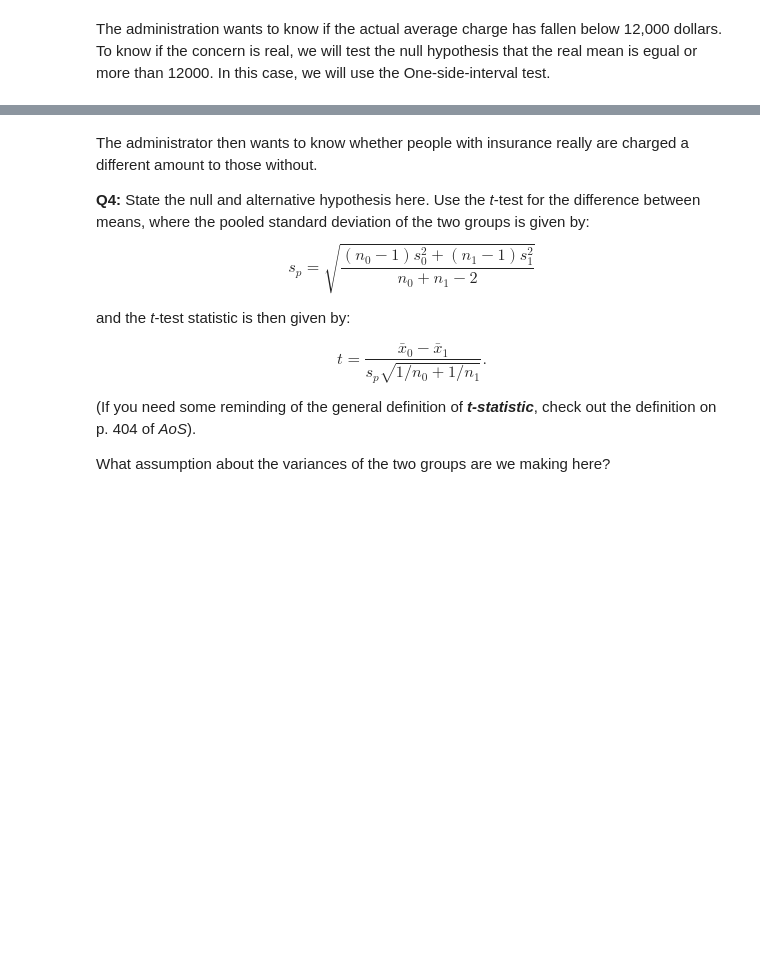
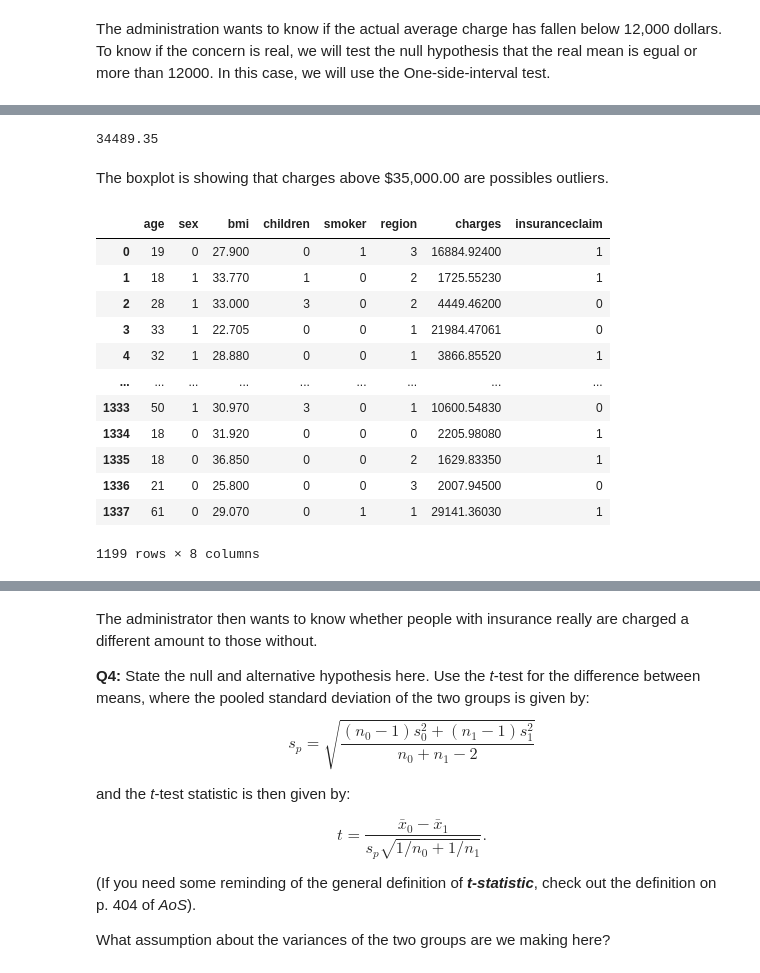
Before and after one commit to pjrodriguez-sb/11.1_statistical_inference, a Jupyter notebook: Frequentist Inference Case Study - Part B (2).ipynb, the cells around one changed output, grey strips where cells are left out. Drawn from its saved outputs; the diff is of its cells as text; code cells hidden in the pictures; blank space fills up the shorter version.

```diff
--- a/Frequentist Inference Case Study - Part B (2).ipynb
+++ b/Frequentist Inference Case Study - Part B (2).ipynb
@@ -174,0 +139,24 @@ weibull_max: statistic=0.863299928997243, pvalue=0.0
+# %%
+charges_upper= round(q3 + 1.5*iqr, 2)
+charges_upper
+# %% [output]
+34489.35
+# %% [markdown]
+The boxplot is showing that charges above $35,000.00 are possibles outliers.
+# %%
+ch_35 = medical[medical['charges'] <= charges_upper]
+ch_35
+# %% [output]
+|  | age | sex | bmi | children | smoker | region | charges | insuranceclaim |
+| 0 | 19 | 0 | 27.900 | 0 | 1 | 3 | 16884.92400 | 1 |
+| 1 | 18 | 1 | 33.770 | 1 | 0 | 2 | 1725.55230 | 1 |
+| 2 | 28 | 1 | 33.000 | 3 | 0 | 2 | 4449.46200 | 0 |
+| 3 | 33 | 1 | 22.705 | 0 | 0 | 1 | 21984.47061 | 0 |
+| 4 | 32 | 1 | 28.880 | 0 | 0 | 1 | 3866.85520 | 1 |
+| ... | ... | ... | ... | ... | ... | ... | ... | ... |
+| 1333 | 50 | 1 | 30.970 | 3 | 0 | 1 | 10600.54830 | 0 |
+| 1334 | 18 | 0 | 31.920 | 0 | 0 | 0 | 2205.98080 | 1 |
+| 1335 | 18 | 0 | 36.850 | 0 | 0 | 2 | 1629.83350 | 1 |
+| 1336 | 21 | 0 | 25.800 | 0 | 0 | 3 | 2007.94500 | 0 |
+| 1337 | 61 | 0 | 29.070 | 0 | 1 | 1 | 29141.36030 | 1 |
+1199 rows × 8 columns
```
Also changed, not shown: parts of 15 cells of this notebook.
